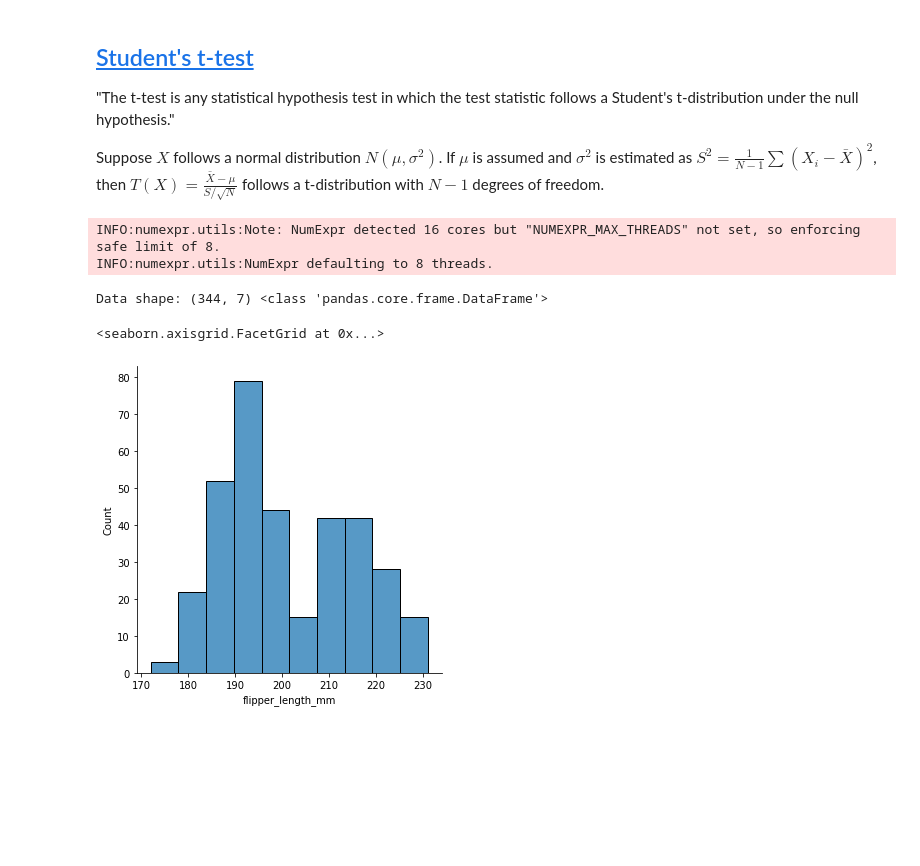
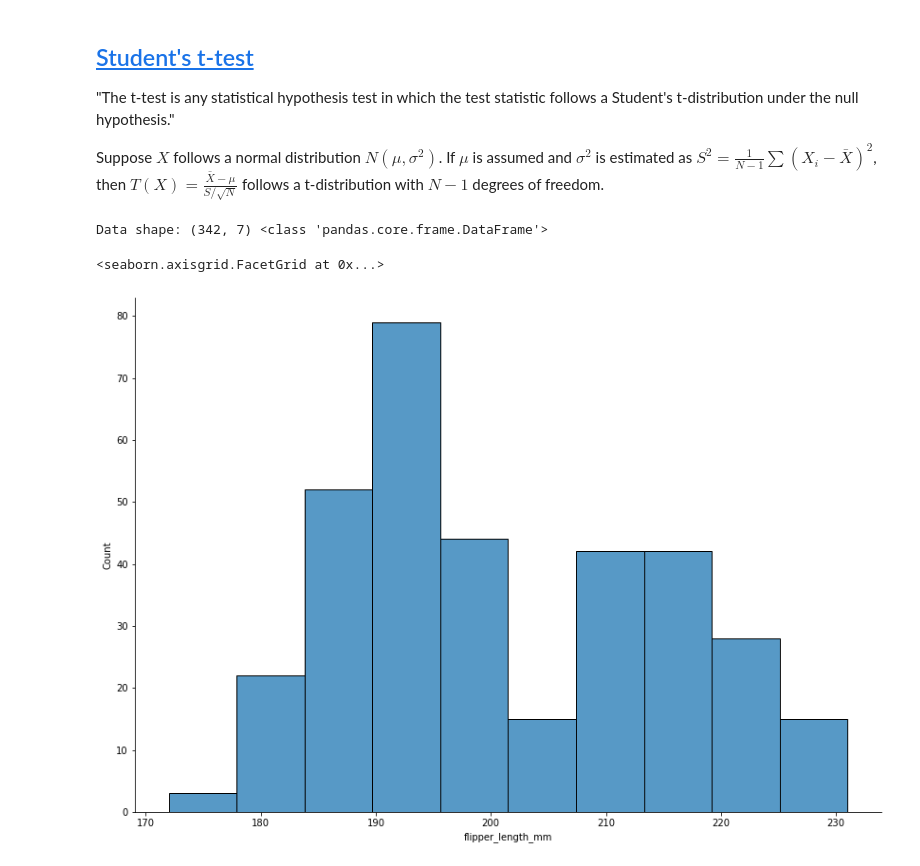
Before and after one commit to jackmuskopf/stats-examples, a Jupyter notebook: t-test.ipynb, the cells around one changed output. Saved outputs shown, nothing was run; the diff lists cells and outputs as text; code cells hidden in the pictures; blank space fills up the shorter version.

```diff
--- a/t-test.ipynb
+++ b/t-test.ipynb
@@ -14,13 +14,15 @@ import pandas as pd
 import seaborn as sns
 import matplotlib.pyplot as plt
 import scipy.stats
+# %%
+# default seaborn kwargs
+_sns = dict(height=8.27, aspect=11.7/8.27)
 # %%
 penguins = sns.load_dataset("penguins")
+penguins.dropna(inplace=True, subset=['flipper_length_mm'])
 print('Data shape:', penguins.shape, type(penguins))
-sns.displot(penguins, x="flipper_length_mm")
+sns.displot(penguins, x="flipper_length_mm", **_sns)
 # %% [output]
-INFO:numexpr.utils:Note: NumExpr detected 16 cores but "NUMEXPR_MAX_THREADS" not set, so enforcing safe limit of 8.
-INFO:numexpr.utils:NumExpr defaulting to 8 threads.
+Data shape: (342, 7) <class 'pandas.core.frame.DataFrame'>
-Data shape: (344, 7) <class 'pandas.core.frame.DataFrame'>
+<seaborn.axisgrid.FacetGrid at 0x...>
-<seaborn.axisgrid.FacetGrid at 0x...>
-[figure, old version]
+[figure, new version]
```
Also changed, not shown: parts of 28 cells of this notebook, 2 other files.
